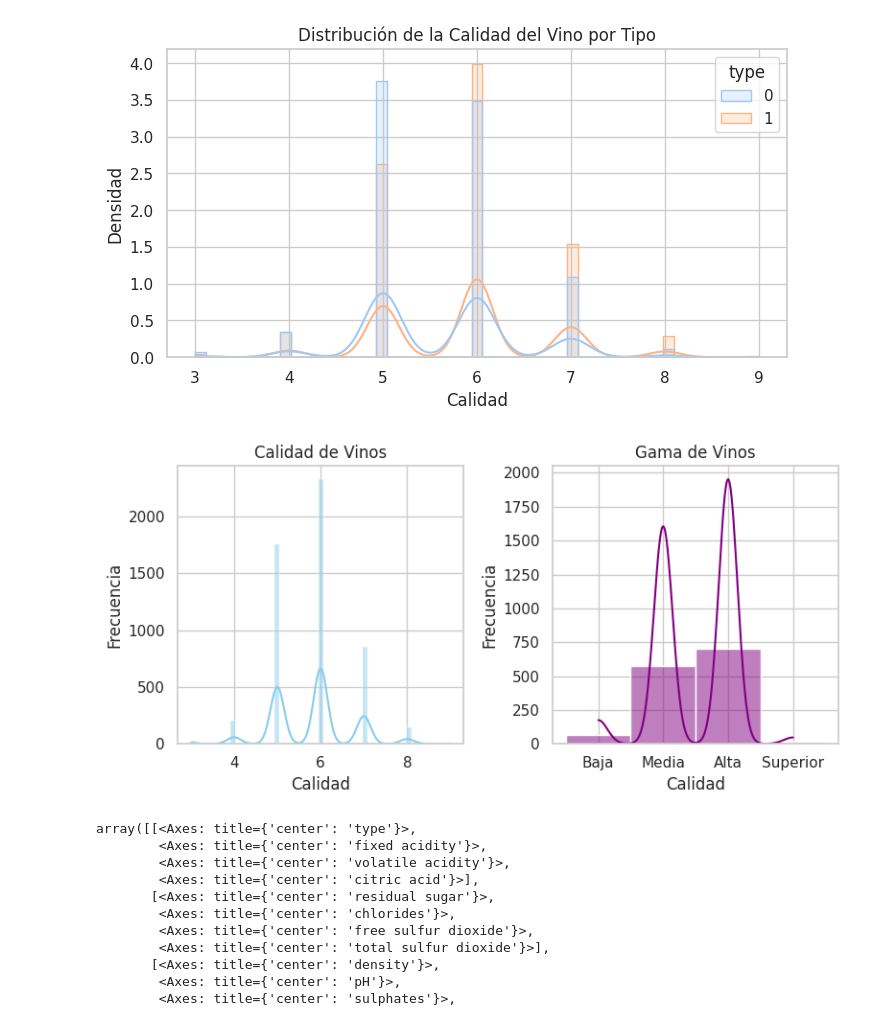
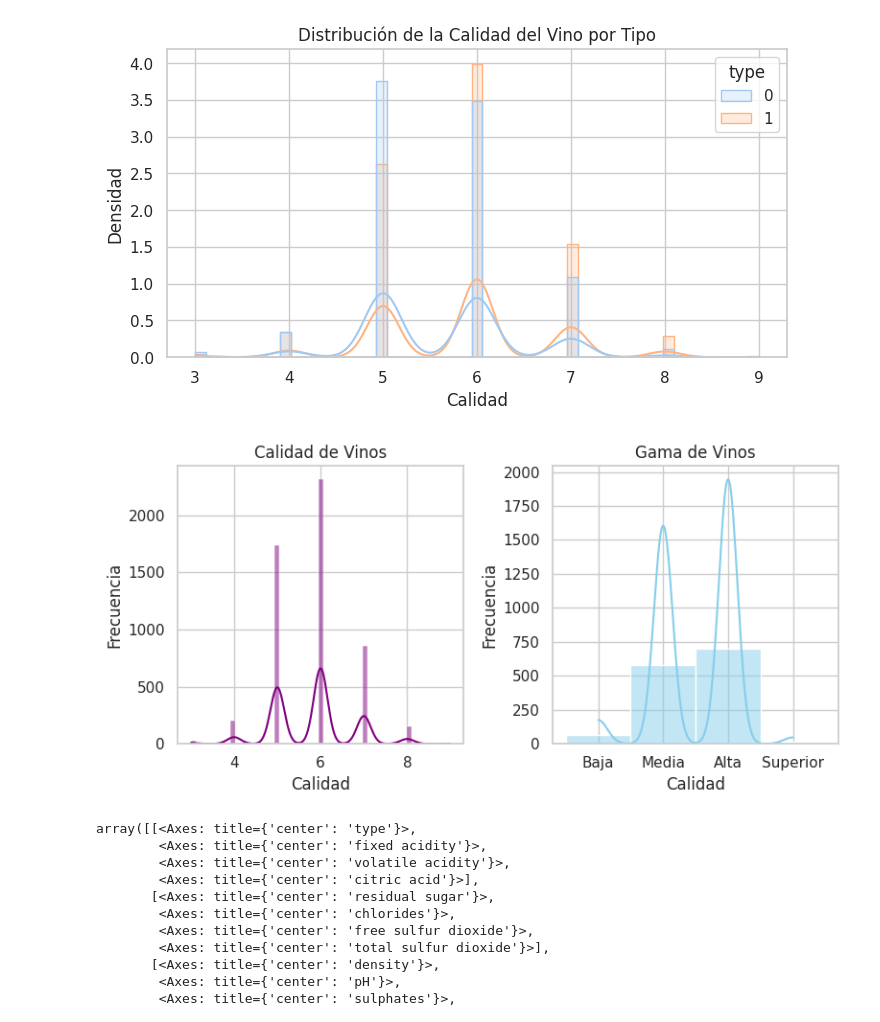
Before and after one commit to eugeinga/CODER-DataScienceII, a Jupyter notebook: DataScienceII_EugeniaIngaramo.ipynb, the cells around one changed output. Saved outputs shown, nothing was run; the diff lists cells and outputs as text; code cells hidden in the pictures.

```diff
--- a/DataScienceII_EugeniaIngaramo.ipynb
+++ b/DataScienceII_EugeniaIngaramo.ipynb
@@ -579,24 +579,24 @@ plt.show()
 # %%
 # Comparo la distribución de la variable calidad con la gama de vinos.
 
 plt.figure(figsize=(8, 4))
 
 plt.subplot(1, 2, 1)
-sns.histplot(data=df, x='quality', kde=True, color='skyblue')
+sns.histplot(data=df, x='quality', kde=True, color='purple')
 plt.title('Calidad de Vinos')
 plt.xlabel('Calidad')
 plt.ylabel('Frecuencia')
 
 plt.subplot(1, 2, 2)
-sns.histplot(df[df['type'] == 0]['gama'], kde=True, color='purple')
+sns.histplot(df[df['type'] == 0]['gama'], kde=True, color='skyblue')
 plt.title('Gama de Vinos')
 plt.xlabel('Calidad')
 plt.ylabel('Frecuencia')
 
 plt.tight_layout()
 plt.show()
 # %% [output]
-[figure, old version]
+[figure, new version]
 # %%
 df.hist(figsize=(15, 13), bins=50, xlabelsize=8, ylabelsize=8, color='#8DE5A1')
 # %% [output]
```
